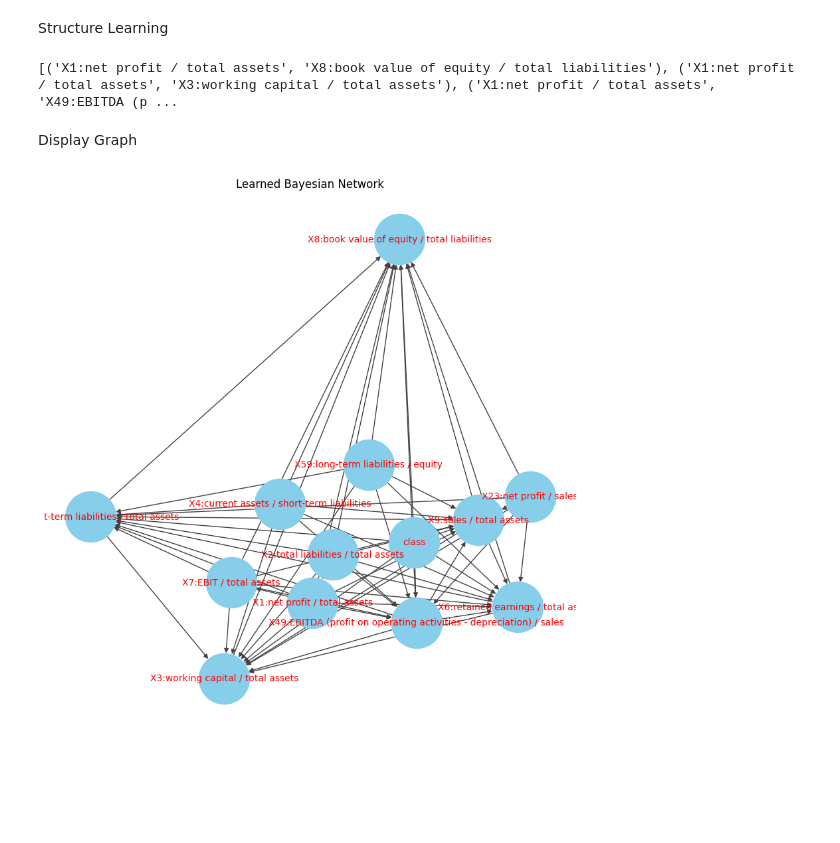
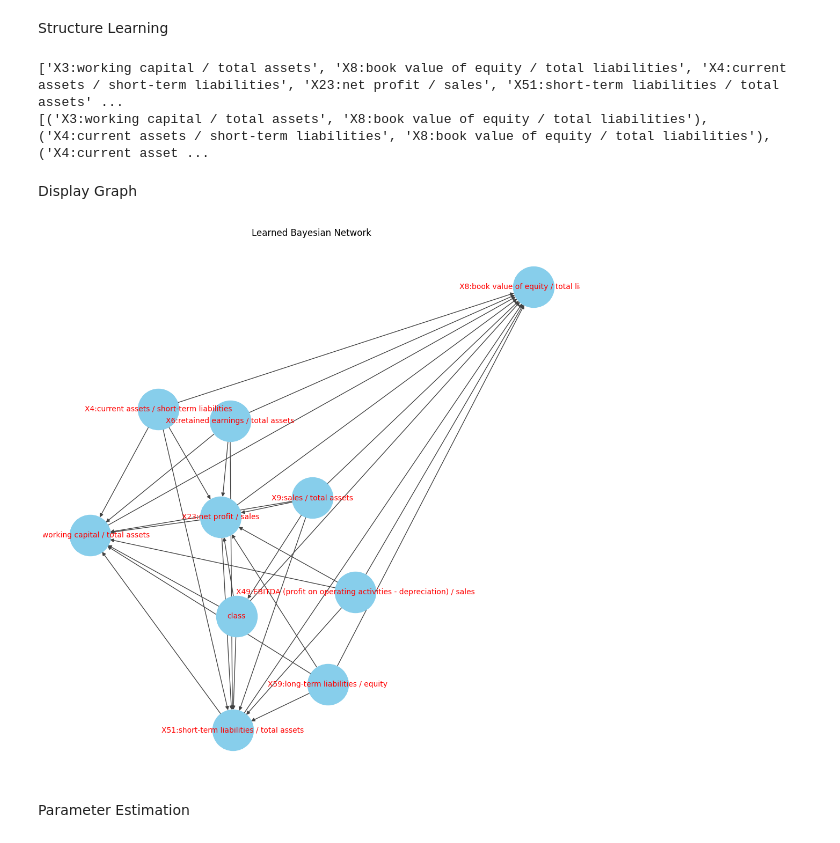
Before and after one commit to Zach-schwark/PGM_Assignment, a Jupyter notebook: Bayesian.ipynb, the cells around one changed output. Cells and saved outputs as stored; diff of their text form; code cells hidden in the pictures; blank space fills up the shorter version.

Commit message:
add: parameter estimation, basic inference, basic model testing

```diff
--- a/Bayesian.ipynb
+++ b/Bayesian.ipynb
@@ -302,0 +310,20 @@ PreprocessedData
+# %%
+
+from math import floor
+
+
+processed_bankrupt = PreprocessedData.loc[PreprocessedData["class"] == '1']
+processed_nonbunkrupt = PreprocessedData.loc[PreprocessedData["class"] == '0']
+#results_bankrupt
+#result_nonbunkrupt
+processed_bankrupt_train = processed_bankrupt[0:(floor(0.75*processed_bankrupt.shape[0]))]
+processed_nonbankrupt_train = processed_nonbunkrupt[0:(floor(0.75*processed_nonbunkrupt.shape[0]))]
+
+processed_bankrupt_test = processed_bankrupt[(floor(0.75*processed_bankrupt.shape[0]))+1:processed_bankrupt.shape[0]]
+processed_nonbankrupt_test = processed_nonbunkrupt[(floor(0.75*processed_nonbunkrupt.shape[0]))+1:processed_nonbunkrupt.shape[0]]
+
+training_data = pd.concat([processed_nonbankrupt_train,processed_bankrupt_train])
+training_data
+
+testing_data = pd.concat([processed_nonbankrupt_test,processed_bankrupt_test])
+testing_data
@@ -317,23 +358,28 @@ def get_f1_score(estimated_model, true_model):
 # %% [markdown]
 Structure Learning
 # %%
-scoring_method = K2Score(data=PreprocessedData)
-est = HillClimbSearch(data=PreprocessedData, use_cache = True)
+scoring_method = K2Score(data=training_data)
+est = HillClimbSearch(data=training_data, use_cache = True)
 estimated_model = est.estimate(
     scoring_method=scoring_method, max_iter=int(1e4)
 )
-print(estimated_model.edges())
+model = BayesianNetwork(estimated_model.edges())
+print(model.nodes())
+print(model.edges())
 #get_f1_score(estimated_model, model)
 # %% [output]
-[('X1:net profit / total assets', 'X8:book value of equity / total liabilities'), ('X1:net profit / total assets', 'X3:working capital / total assets'), ('X1:net profit / total assets', 'X49:EBITDA (p ...
+['X3:working capital / total assets', 'X8:book value of equity / total liabilities', 'X4:current assets / short-term liabilities', 'X23:net profit / sales', 'X51:short-term liabilities / total assets' ...
+[('X3:working capital / total assets', 'X8:book value of equity / total liabilities'), ('X4:current assets / short-term liabilities', 'X8:book value of equity / total liabilities'), ('X4:current asset ...
 # %% [markdown]
 Display Graph
 # %%
 nx_graph = nx.DiGraph(estimated_model.edges())
 pos = nx.spring_layout(nx_graph)
-plt.pyplot.figure(figsize=(8, 8))
+plt.figure(figsize=(10, 10))
 nx.draw(nx_graph, pos, with_labels=True, node_size=3000, node_color = 'skyblue', edge_color='#424242',font_size=10,font_color='red')
-plt.pyplot.title('Learned Bayesian Network')
-plt.pyplot.show()
+plt.title('Learned Bayesian Network')
+plt.show()
 # %% [output]
-[figure, old version]
+[figure, new version]
+# %% [markdown]
+Parameter Estimation
```
Also changed, not shown: parts of 9 cells of this notebook.
